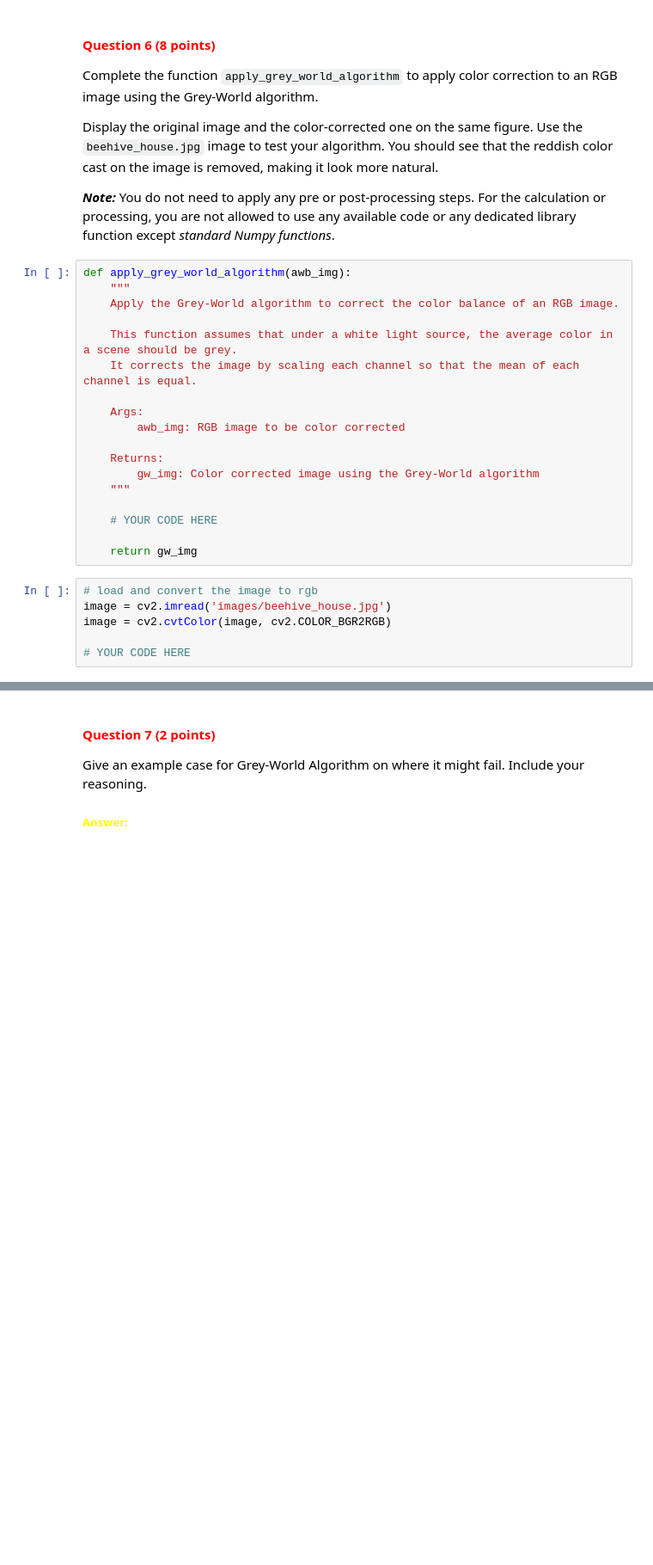
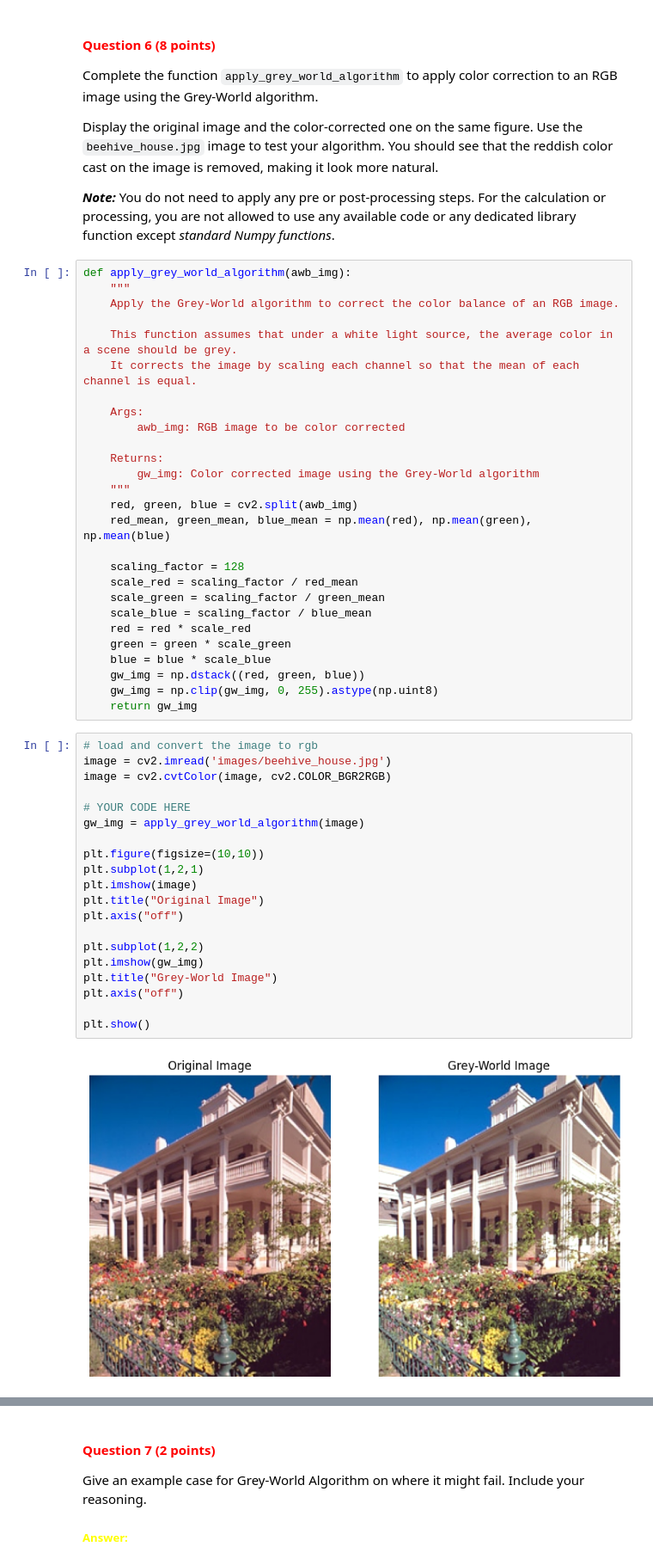
Before and after one commit to ozillan/cv1-lab-1, a Jupyter notebook: cv1-lab-1.ipynb, the cells around one changed output, grey strips where cells are left out. Shown at 86% size. Drawn from its saved outputs; the diff is of its cells as text; blank space fills up the shorter version.

```diff
--- a/cv1-lab-1.ipynb
+++ b/cv1-lab-1.ipynb
@@ -404,13 +404,38 @@ def apply_grey_world_algorithm(awb_img):
     Returns:
         gw_img: Color corrected image using the Grey-World algorithm
     """
+    red, green, blue = cv2.split(awb_img)
+    red_mean, green_mean, blue_mean = np.mean(red), np.mean(green), np.mean(blue)
 
-    # YOUR CODE HERE
-
+    scaling_factor = 128
+    scale_red = scaling_factor / red_mean
+    scale_green = scaling_factor / green_mean
+    scale_blue = scaling_factor / blue_mean
+    red = red * scale_red
+    green = green * scale_green
+    blue = blue * scale_blue
+    gw_img = np.dstack((red, green, blue))
+    gw_img = np.clip(gw_img, 0, 255).astype(np.uint8)
     return gw_img
 # %%
 # load and convert the image to rgb
 image = cv2.imread('images/beehive_house.jpg')
 image = cv2.cvtColor(image, cv2.COLOR_BGR2RGB)
 
 # YOUR CODE HERE
+gw_img = apply_grey_world_algorithm(image)
+
+plt.figure(figsize=(10,10))
+plt.subplot(1,2,1)
+plt.imshow(image)
+plt.title("Original Image")
+plt.axis("off")
+
+plt.subplot(1,2,2)
+plt.imshow(gw_img)
+plt.title("Grey-World Image")
+plt.axis("off")
+
+plt.show()
+# %% [output]
+[figure, added]
```
Also changed, not shown: parts of 5 cells of this notebook.
